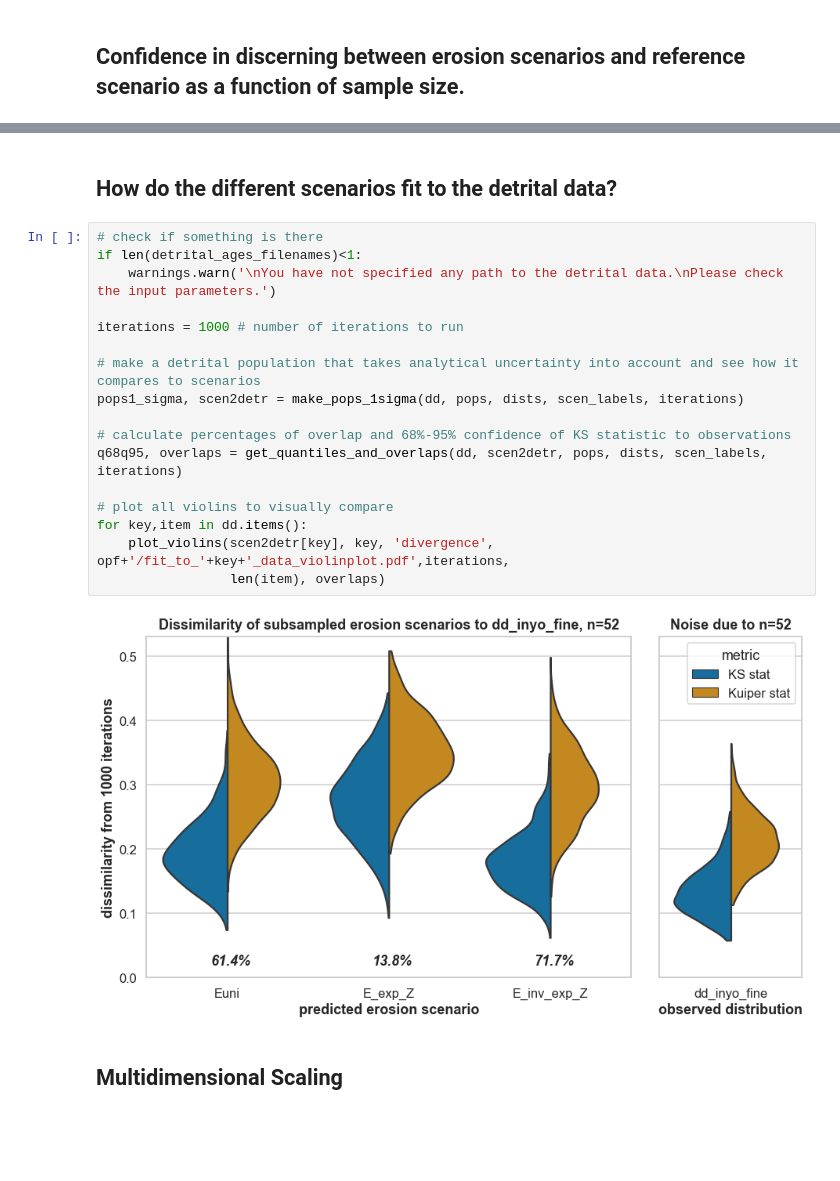
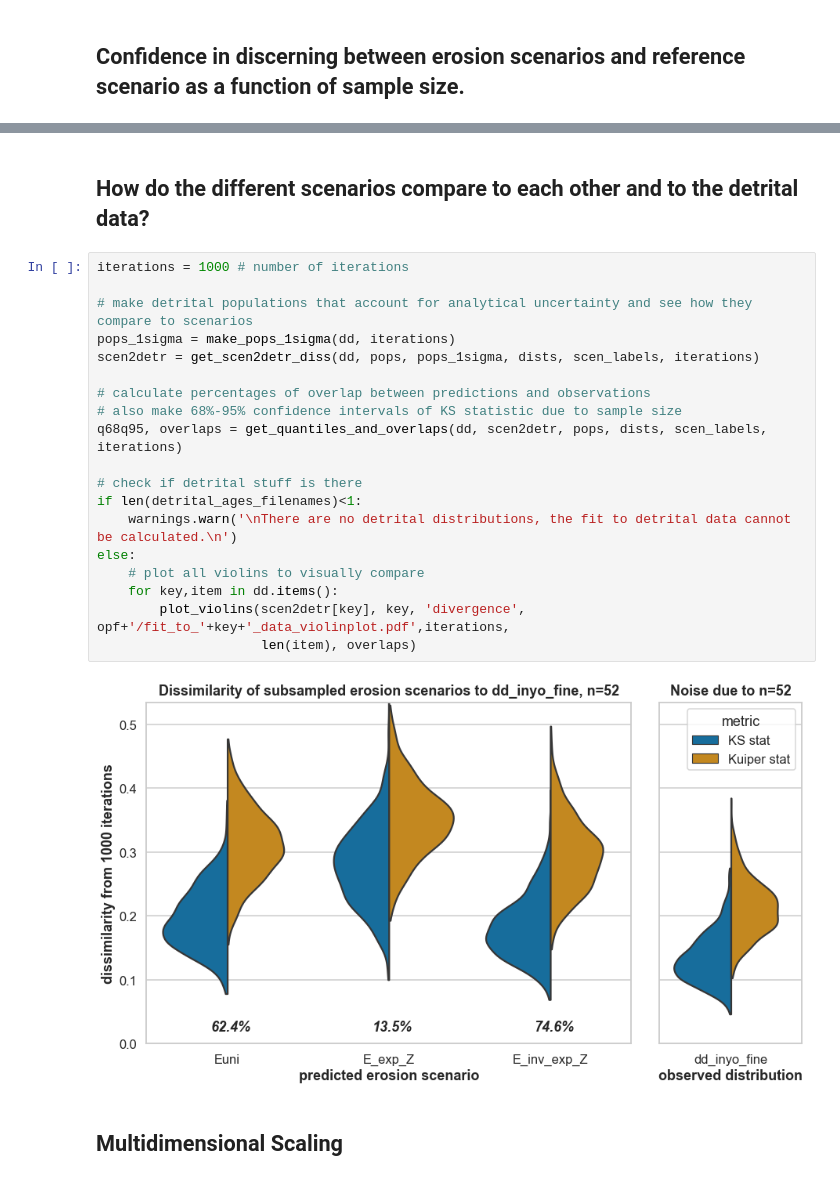
Before and after one commit to toddehlers/ESD_thermotrace, a Jupyter notebook: ESD_thermotrace.ipynb, the cells around one changed output, grey strips where cells are left out. Cells and saved outputs as stored; diff of their text form; blank space fills up the shorter version.

```diff
--- a/ESD_thermotrace.ipynb
+++ b/ESD_thermotrace.ipynb
@@ -334,23 +313,25 @@ plot_confidence(probs, all_k, ref_scen, opf+'/scenarios_confidence_sample_size.p
 # %% [markdown]
-## How do the different scenarios fit to the detrital data?
+## How do the different scenarios compare to each other and to the detrital data?
 # %%
-# check if something is there
-if len(detrital_ages_filenames)<1:
-    warnings.warn('\nYou have not specified any path to the detrital data.\nPlease check the input parameters.')
+iterations = 1000 # number of iterations
 
-iterations = 1000 # number of iterations to run
+# make detrital populations that account for analytical uncertainty and see how they compare to scenarios
+pops_1sigma = make_pops_1sigma(dd, iterations)
+scen2detr = get_scen2detr_diss(dd, pops, pops_1sigma, dists, scen_labels, iterations)
 
-# make a detrital population that takes analytical uncertainty into account and see how it compares to scenarios
-pops1_sigma, scen2detr = make_pops_1sigma(dd, pops, dists, scen_labels, iterations)
-
-# calculate percentages of overlap and 68%-95% confidence of KS statistic to observations
+# calculate percentages of overlap between predictions and observations
+# also make 68%-95% confidence intervals of KS statistic due to sample size
 q68q95, overlaps = get_quantiles_and_overlaps(dd, scen2detr, pops, dists, scen_labels, iterations)
 
-# plot all violins to visually compare
-for key,item in dd.items():
-    plot_violins(scen2detr[key], key, 'divergence', opf+'/fit_to_'+key+'_data_violinplot.pdf',iterations,
-                 len(item), overlaps)
+# check if detrital stuff is there
+if len(detrital_ages_filenames)<1:
+    warnings.warn('\nThere are no detrital distributions, the fit to detrital data cannot be calculated.\n')
+else:
+    # plot all violins to visually compare
+    for key,item in dd.items():
+        plot_violins(scen2detr[key], key, 'divergence', opf+'/fit_to_'+key+'_data_violinplot.pdf',iterations,
+                     len(item), overlaps)
 # %% [output]
-[figure, old version]
+[figure, new version]
 # %% [markdown]
 ## Multidimensional Scaling
```
Also changed, not shown: parts of 8 cells of this notebook, 13 other files.
